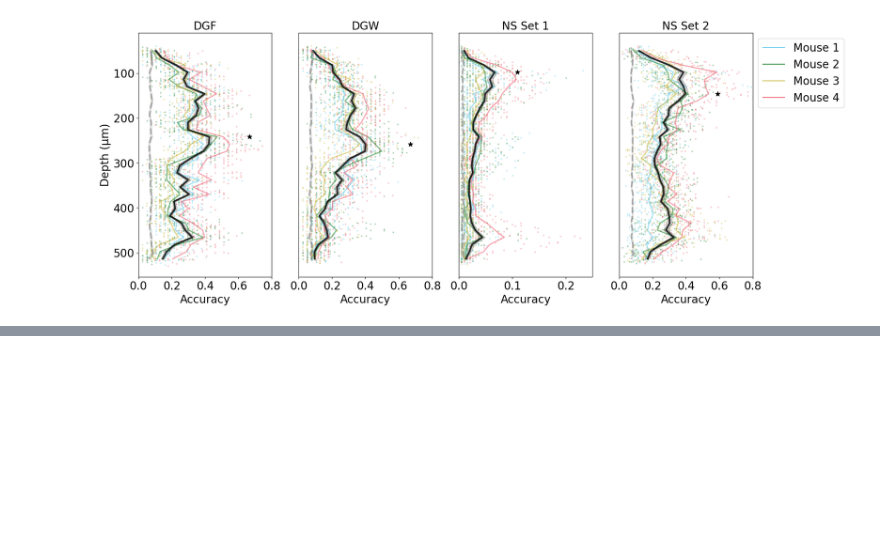
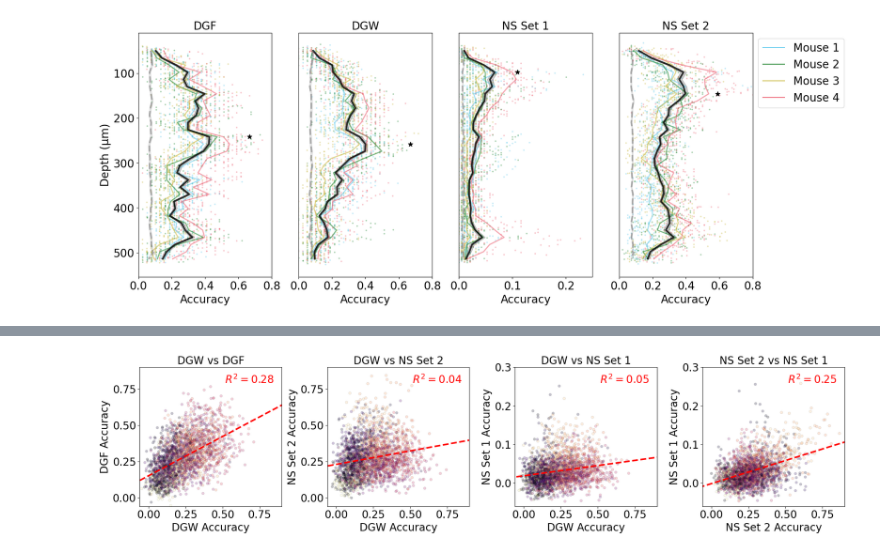
Before and after one commit to sherafatia/v1dd-public, a Jupyter notebook: notebooks/v1dd_figure2.ipynb, the cells around one changed output, grey strips where cells are left out. Saved outputs shown, nothing was run; the diff lists cells and outputs as text; code cells hidden in the pictures; blank space fills up the shorter version.

Commit message:
adding stats for figure 2 + cleaning up the notebook

```diff
--- a/notebooks/v1dd_figure2.ipynb
+++ b/notebooks/v1dd_figure2.ipynb
@@ -205,0 +589,94 @@ plt.savefig(os.path.join(ARTIFACT_DIR, 'figures', f'FIG2D_nobootstrapping_1plane
+# %%
+temp_df = all_results_df[(all_results_df['depth'] <= 514) & (all_results_df['depth'] != 500)]
+temp_df =temp_df.sort_values(by=['mouse_id', 'column_id', 'volume_id', 'plane_id', 'stim_type_training'])
+stim_pairs = [
+    ("drifting_gratings_windowed", "drifting_gratings_full"),
+    ("drifting_gratings_windowed", "natural_images_12"),
+    ("drifting_gratings_windowed", "natural_images"),
+    ("natural_images_12", "natural_images"),
+]
+
+stim_titles = {
+    "drifting_gratings_windowed": "DGW",
+    "drifting_gratings_full": "DGF",
+    "natural_images": "NS Set 1",
+    "natural_images_12": "NS Set 2"
+}
+import statsmodels.api as sm
+
+
+fig, axs = plt.subplots(1, 4, figsize=(20, 5))
+for idx, pair in enumerate(stim_pairs):
+    ax = axs[idx]
+    stim_type_1, stim_type_2 = pair
+
+    x_data = temp_df[temp_df['stim_type_training'] == stim_type_1].explode('val_accuracy').val_accuracy.values
+    y_data = temp_df[temp_df['stim_type_training'] == stim_type_2].explode('val_accuracy').val_accuracy.values
+
+    depth_values = temp_df[temp_df['stim_type_training'] == stim_type_1].explode('depth').depth.values
+    depth_values = np.repeat(depth_values, 5)
+
+    # add some jitter for better visibility
+    jitter_amount = 0.02
+    x_data += np.random.normal(0, jitter_amount, size=len(x_data))
+    y_data += np.random.normal(0, jitter_amount, size=len(y_data))
+
+    # Create a scatter plot with depth as the hue
+    ax.set_title(f"{stim_titles[stim_type_1]} vs {stim_titles[stim_type_2]}", fontsize=20)
+    sns.scatterplot(
+        x=x_data,
+        y=y_data,
+        hue=depth_values,
+        palette='magma_r',
+        s=25,
+        alpha=0.25,
+        edgecolor='black',
+        linewidth=0.3,
+        ax=ax
+    )
+    x_data = temp_df[temp_df['stim_type_training'] == stim_type_1].explode('val_accuracy').val_accuracy.values
+    y_data = temp_df[temp_df['stim_type_training'] == stim_type_2].explode('val_accuracy').val_accuracy.values
+    ax.get_legend().remove()
+    sm_map = plt.cm.ScalarMappable(cmap='magma_r', norm=plt.Normalize(vmin=depth_values.min(), vmax=depth_values.max()))
+    sm_map.set_array([])
+
+    ax.set_xlim(-0.06, 0.9)
+    ax.set_ylim(-0.06, 0.9) if idx < 2 else ax.set_ylim(-0.06, 0.3)
+    ax.set_xticks([0, 0.25, 0.5, 0.75])
+    ax.set_yticks([0, 0.25, 0.5, 0.75]) if idx < 2 else ax.set_yticks([0, 0.1, 0.2, 0.3])
+
+    # Fit a linear regression model
+    x_data = np.array(x_data, dtype=float).reshape(-1, 1)
+    y_data = np.array(y_data, dtype=float)
+    x_data = sm.add_constant(x_data)  # Adds a constant term to the predictor
+    model = sm.OLS(y_data, x_data).fit()
+
+    # Plot the regression line
+    x_fit = np.linspace(-1, 1, 100)
+    x_fit = sm.add_constant(x_fit)  # Adds a constant term to the predictor
+    y_fit = model.predict(x_fit)
+    ax.plot(x_fit, y_fit, color='red', linestyle='--', linewidth=3, label='Linear Regression')
+
+    # Pull out model results and print
+    beta = model.params[1]
+    r_squared = model.rsquared
+    p_value = model.pvalues[1]
+    t_value = model.tvalues[1]
+
+    print(f"Regression between {stim_type_1} and {stim_type_2}:")
+    print(f"  Beta: {beta:.4f}")
+    print(f"  R-squared: {r_squared:.4f}")
+    print(f"  t-value: {t_value:.4f}")
+    print(f"  p-value: {p_value:.4g}")
+
+    # Add text annotation for R^2 value
+    ax.text(0.60, 0.95, f'$R^2 = {r_squared:.2f}$',
+            transform=ax.transAxes, fontsize=20, verticalalignment='top', color='red')
+
+    ax.set_xlabel(f'{stim_titles[stim_type_1]} Accuracy', fontsize=20)
+    ax.set_ylabel(f'{stim_titles[stim_type_2]} Accuracy', fontsize=20)
+    ax.tick_params(axis="both", which="major", labelsize=20)
+
+plt.tight_layout()
+plt.savefig(os.path.join(ARTIFACT_DIR, 'figures', 'FIG2E_regress_compare_decoding.png'), dpi=300)
+# %% [output]
@@ -205,0 +703 @@ plt.savefig(os.path.join(ARTIFACT_DIR, 'figures', f'FIG2D_nobootstrapping_1plane
+[figure, added]
```
Also changed, not shown: parts of 32 cells of this notebook, 1 other file.
